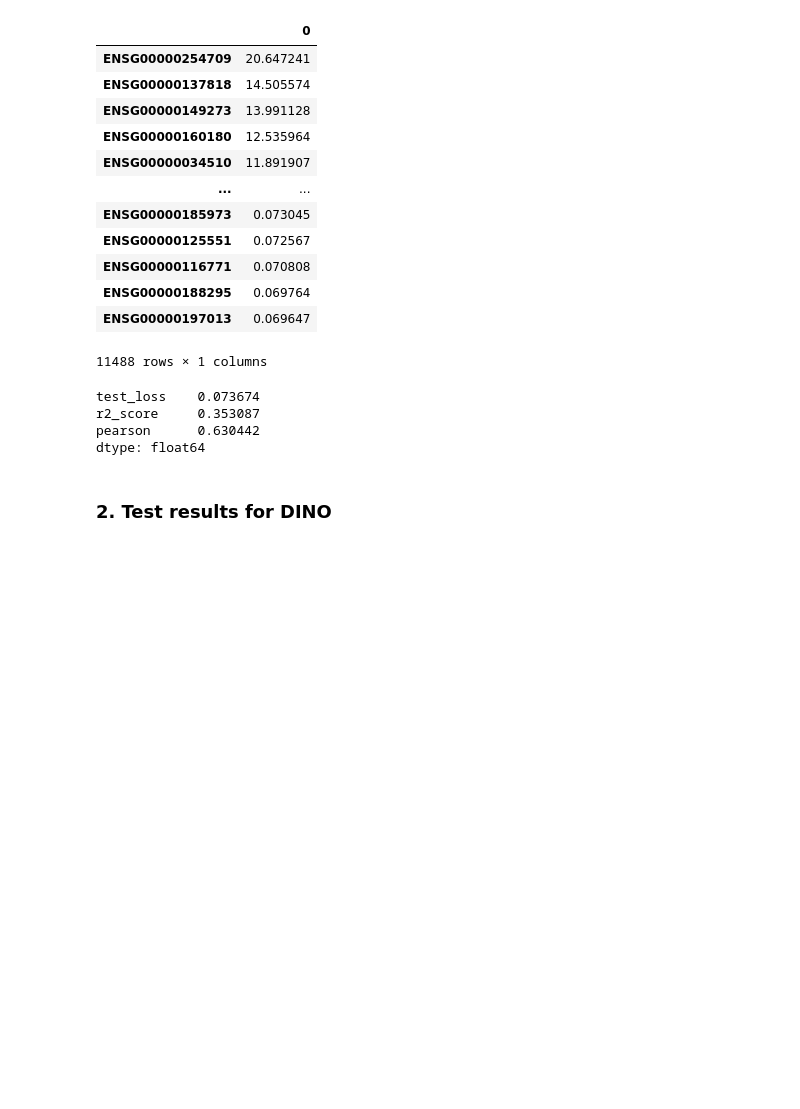
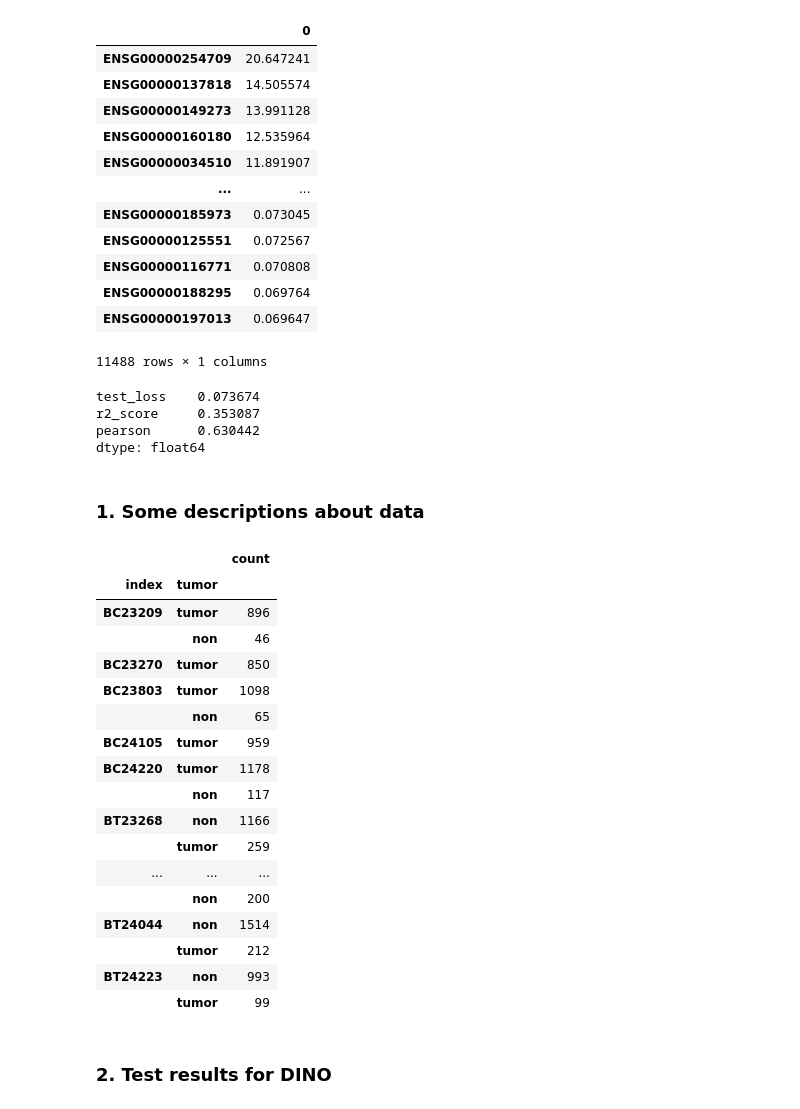
Before and after one commit to Jeremstym/depoibens, a Jupyter notebook: statdes.ipynb, the cells around one changed output. Drawn from its saved outputs; the diff is of its cells as text; code cells hidden in the pictures; blank space fills up the shorter version.

Commit message:
Add tumor descriptions

```diff
--- a/statdes.ipynb
+++ b/statdes.ipynb
@@ -81,6 +81,31 @@ test_loss    0.073674
 r2_score     0.353087
 pearson      0.630442
 dtype: float64
+# %% [markdown]
+### 1. Some descriptions about data
+# %%
+tumor_count = pd.read_csv("results/count_tumor.csv", index_col=0).rename({"0": "count"}, axis=1)
+tumor_count["index"] = tumor_count.index
+tumor_count.set_index(["index", "tumor"])
+# %% [output]
+|  |  | count |
+| index | tumor |  |
+| BC23209 | tumor | 896 |
+|  | non | 46 |
+| BC23270 | tumor | 850 |
+| BC23803 | tumor | 1098 |
+|  | non | 65 |
+| BC24105 | tumor | 959 |
+| BC24220 | tumor | 1178 |
+|  | non | 117 |
+| BT23268 | non | 1166 |
+|  | tumor | 259 |
+| ... | ... | ... |
+|  | non | 200 |
+| BT24044 | non | 1514 |
+|  | tumor | 212 |
+| BT24223 | non | 993 |
+|  | tumor | 99 |
 # %% [markdown]
 ### 2. Test results for DINO
 # %%
```
Also changed, not shown: parts of 2 cells of this notebook, 1 other file.
